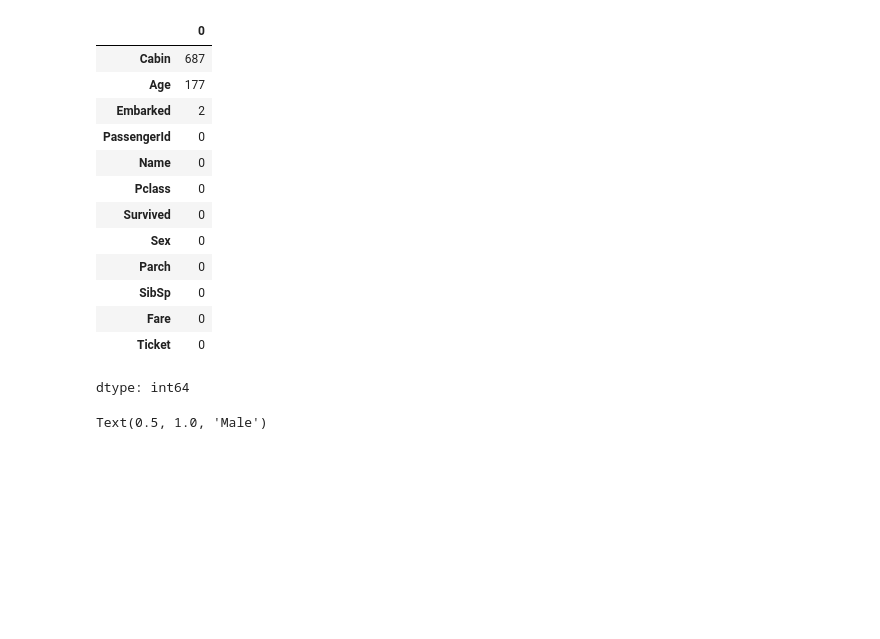
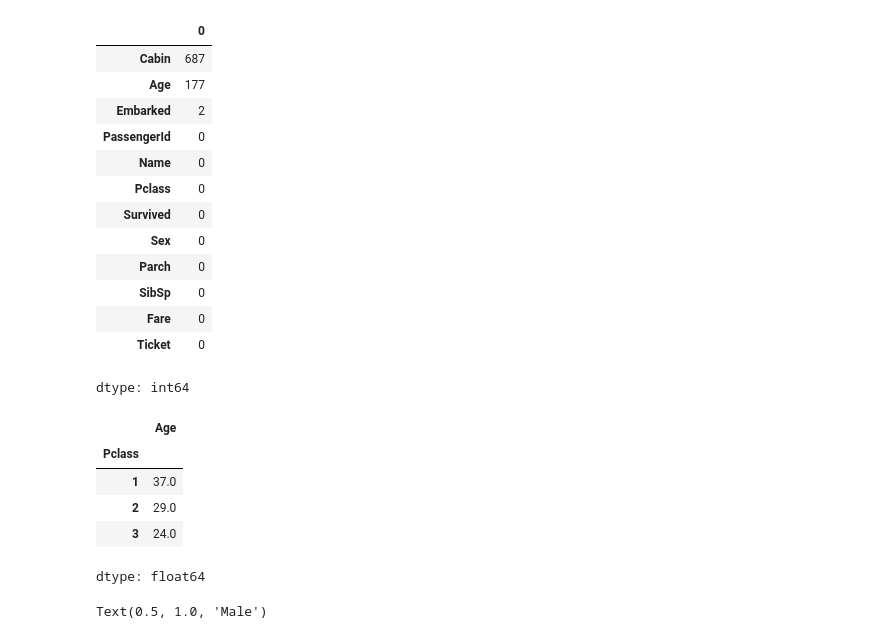
Before and after one commit to DataDiaries/Titanic-Survival-Prediction, a Jupyter notebook: Logistic_Regression.ipynb, the cells around one changed output. Saved outputs shown, nothing was run; the diff lists cells and outputs as text; code cells hidden in the pictures; blank space fills up the shorter version.

```diff
--- a/Logistic_Regression.ipynb
+++ b/Logistic_Regression.ipynb
@@ -155,6 +155,18 @@ total
 | Fare | 0 |
 | Ticket | 0 |
 dtype: int64
+# %%
+# Calculating median for Age column based on Pclass
+
+median_age_by_pclass = train.groupby('Pclass')['Age'].median()
+median_age_by_pclass
+# %% [output]
+|  | Age |
+| Pclass |  |
+| 1 | 37.0 |
+| 2 | 29.0 |
+| 3 | 24.0 |
+dtype: float64
 # %%
 # As we can see above, there are 687 null values in Cabin column,
 # 177 null values in age column and 2 null values in the embarked column.
```
Also changed, not shown: parts of 9 cells of this notebook.
